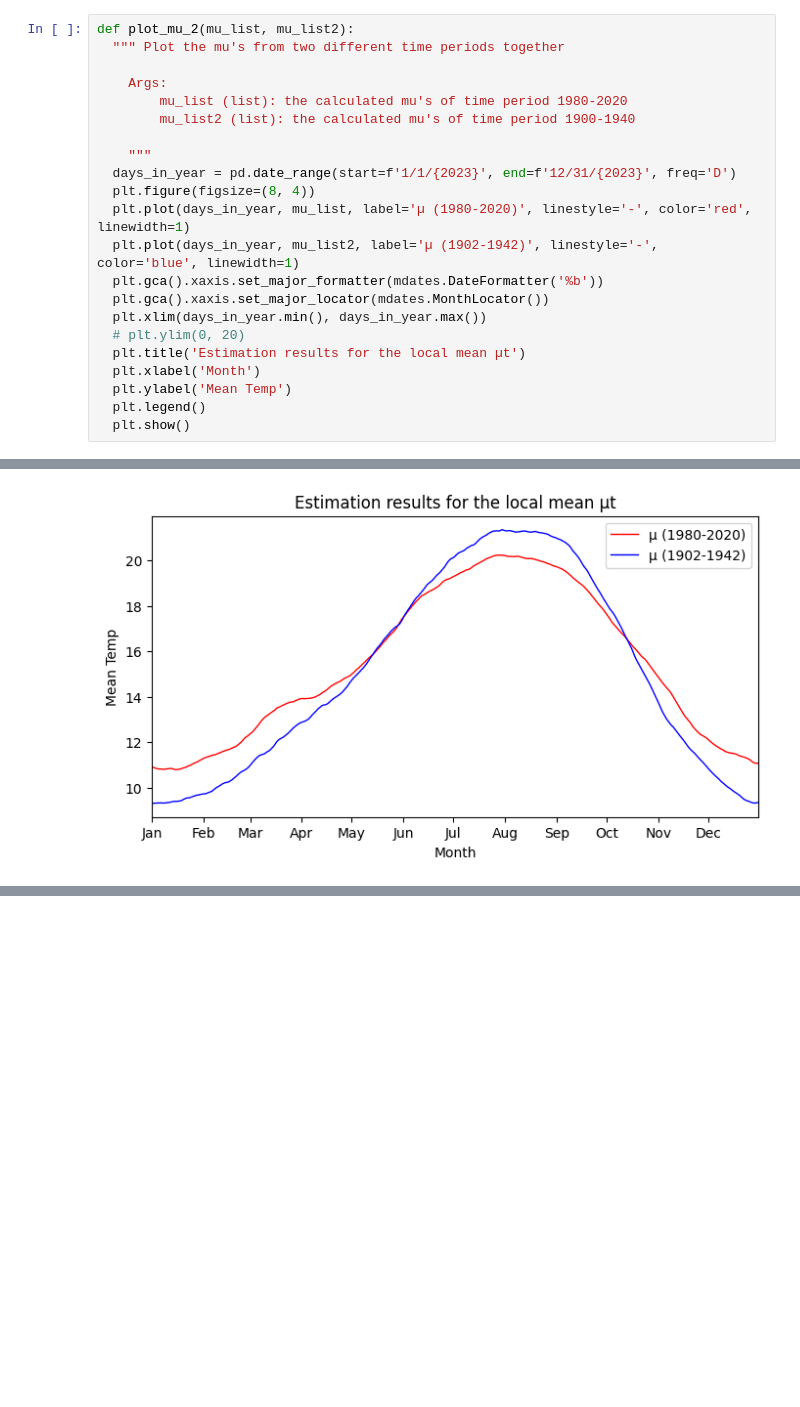
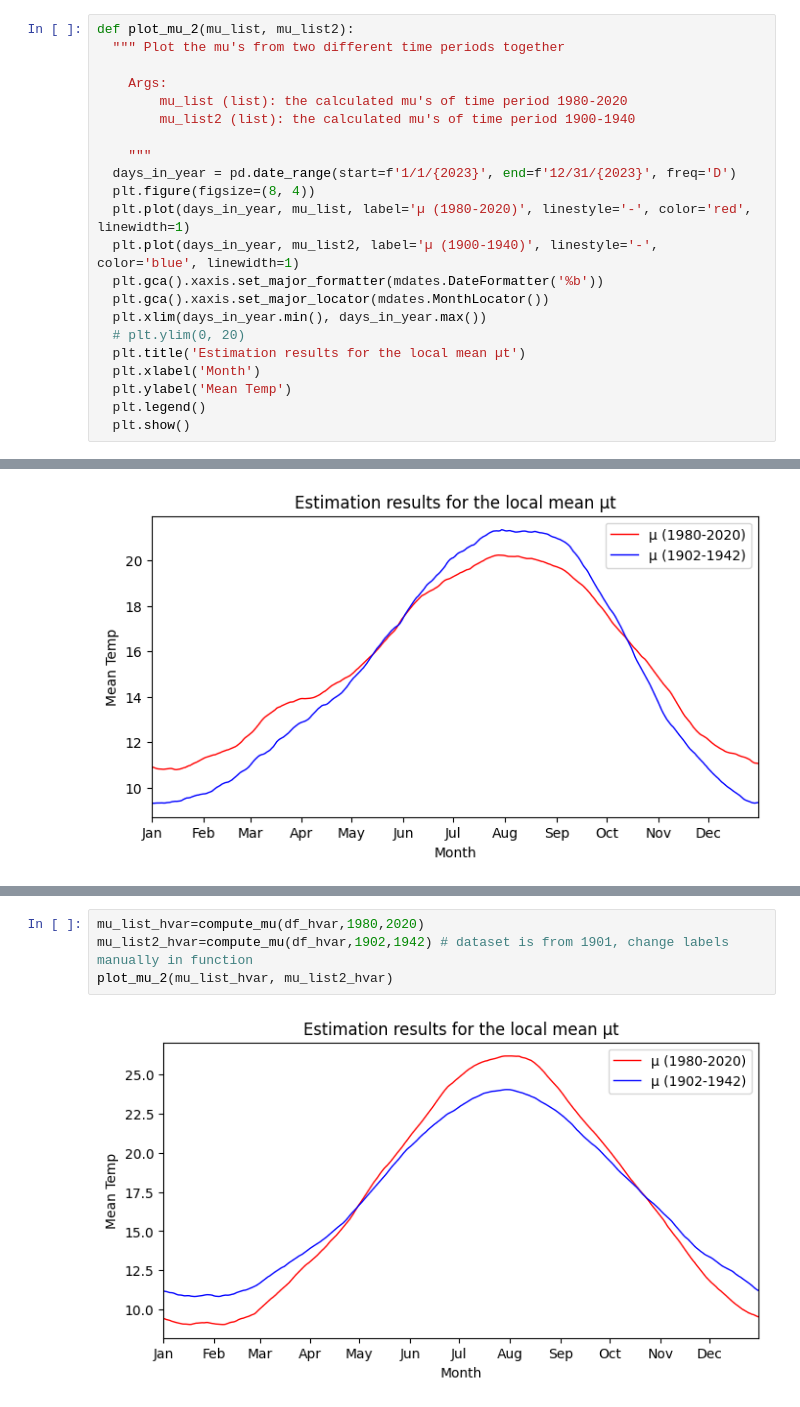
Before and after one commit to LisanneWallaard/Case-Study, a Jupyter notebook: case_studyV.ipynb, the cells around one changed output, grey strips where cells are left out. Saved outputs shown, nothing was run; the diff lists cells and outputs as text; blank space fills up the shorter version.

```diff
--- a/case_studyV.ipynb
+++ b/case_studyV.ipynb
@@ -603,7 +603,7 @@ def plot_mu_2(mu_list, mu_list2):
   days_in_year = pd.date_range(start=f'1/1/{2023}', end=f'12/31/{2023}', freq='D')
   plt.figure(figsize=(8, 4))
   plt.plot(days_in_year, mu_list, label='µ (1980-2020)', linestyle='-', color='red', linewidth=1)
-  plt.plot(days_in_year, mu_list2, label='µ (1902-1942)', linestyle='-', color='blue', linewidth=1)
+  plt.plot(days_in_year, mu_list2, label='µ (1900-1940)', linestyle='-', color='blue', linewidth=1)
   plt.gca().xaxis.set_major_formatter(mdates.DateFormatter('%b'))
   plt.gca().xaxis.set_major_locator(mdates.MonthLocator())
   plt.xlim(days_in_year.min(), days_in_year.max())
@@ -927,0 +942,6 @@ plot_mu_2(mu_list_coimbra, mu_list2_coimbra)
+# %%
+mu_list_hvar=compute_mu(df_hvar,1980,2020)
+mu_list2_hvar=compute_mu(df_hvar,1902,1942) # dataset is from 1901, change labels manually in function
+plot_mu_2(mu_list_hvar, mu_list2_hvar)
+# %% [output]
+[figure, added]
```
Also changed, not shown: parts of 6 cells of this notebook.
